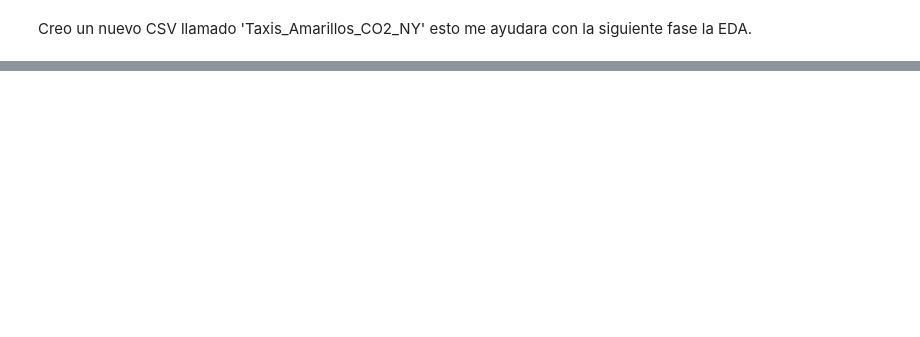
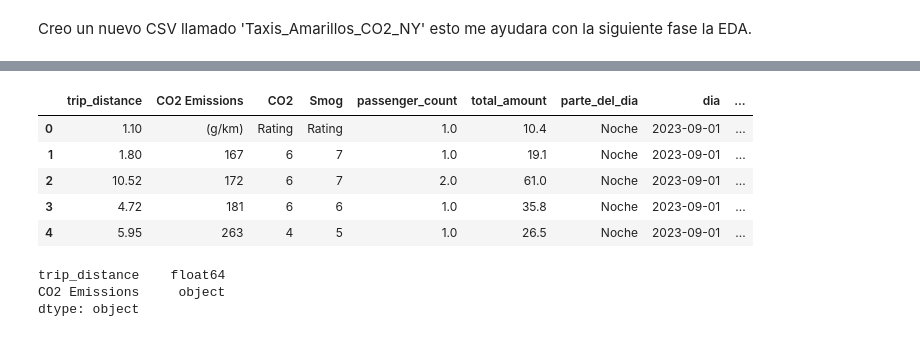
Before and after one commit to rominaEsc/New_York_City_Greenhouse_Gas_Emissions_Analysis, a Jupyter notebook: ETL_Taxis_NY/ETL_Metricas.ipynb, the cells around one changed output, grey strips where cells are left out. Cells and saved outputs as stored; diff of their text form; code cells hidden in the pictures; blank space fills up the shorter version.

```diff
--- a/ETL_Taxis_NY/ETL_Metricas.ipynb
+++ b/ETL_Taxis_NY/ETL_Metricas.ipynb
@@ -401,0 +495,17 @@ df_unido.to_csv('Taxis_Amarillos_CO2_NY.csv',index=False)
+# %%
+df4['lpep_pickup_datetime'] = pd.to_datetime(df4['lpep_pickup_datetime'])
+
+# Creo una columna para la parte del día
+horas = df4['lpep_pickup_datetime'].dt.hour # Extraer las horas
+bins = [0, 4, 12, 20, 24] #| 0-4: Noche | 4-12: Mañana | 12-20: Tarde | 20-24: Noche
+etiquetas = ['Noche', 'Mañana', 'Tarde', 'Noche']
+# Crear la columna 'viajes_todo_mes'
+# Agregar 4 horas para que coincida con el huso horario de Nueva York
+df4['viajes_todo_mes'] = pd.cut((horas+4)%24, bins=bins, labels=etiquetas, ordered=False)
+# Calculando la demanda de viajes para cada parte del día
+demanda = df4['viajes_todo_mes'].value_counts()
+
+# Formatear los números con comas como separadores de miles
+demanda_format = demanda.apply(lambda x: "{:,}".format(x))
+
+demanda_format
@@ -401,0 +557,31 @@ df_unido.to_csv('Taxis_Amarillos_CO2_NY.csv',index=False)
+# %%
+df_unido2 = pd.DataFrame({
+    'trip_distance': df4['trip_distance'],
+    'CO2 Emissions': df3['CO2 Emissions'],
+    'CO2': df3['CO2'],
+    'Smog': df3['Smog'],
+    'passenger_count': df4['passenger_count'],
+    'total_amount': df4['total_amount'],
+    'parte_del_dia': df4['parte_del_dia'],
+    'dia': df4['dia'],
+    'mes': df4['mes'],
+    'viajes_todo_mes': df4['viajes_todo_mes'],
+    'Mes': df4['Mes'],
+    'Duracion': df4['Duracion']
+
+}) # Creo un nuevo dataframe con las columnas que necesito.
+# %%
+df_unido2.head() #| Visualizacion de las primeras 5 filas del nuevo dataframe.
+# %% [output]
+|  | trip_distance | CO2 Emissions | CO2 | Smog | passenger_count | total_amount | parte_del_dia | dia | ... |
+| 0 | 1.10 | (g/km) | Rating | Rating | 1.0 | 10.4 | Noche | 2023-09-01 | ... |
+| 1 | 1.80 | 167 | 6 | 7 | 1.0 | 19.1 | Noche | 2023-09-01 | ... |
+| 2 | 10.52 | 172 | 6 | 7 | 2.0 | 61.0 | Noche | 2023-09-01 | ... |
+| 3 | 4.72 | 181 | 6 | 6 | 1.0 | 35.8 | Noche | 2023-09-01 | ... |
+| 4 | 5.95 | 263 | 4 | 5 | 1.0 | 26.5 | Noche | 2023-09-01 | ... |
+# %%
+print(df_unido2[['trip_distance', 'CO2 Emissions']].dtypes)
+# %% [output]
+trip_distance    float64
+CO2 Emissions     object
+dtype: object
```
Also changed, not shown: parts of 23 cells of this notebook.
